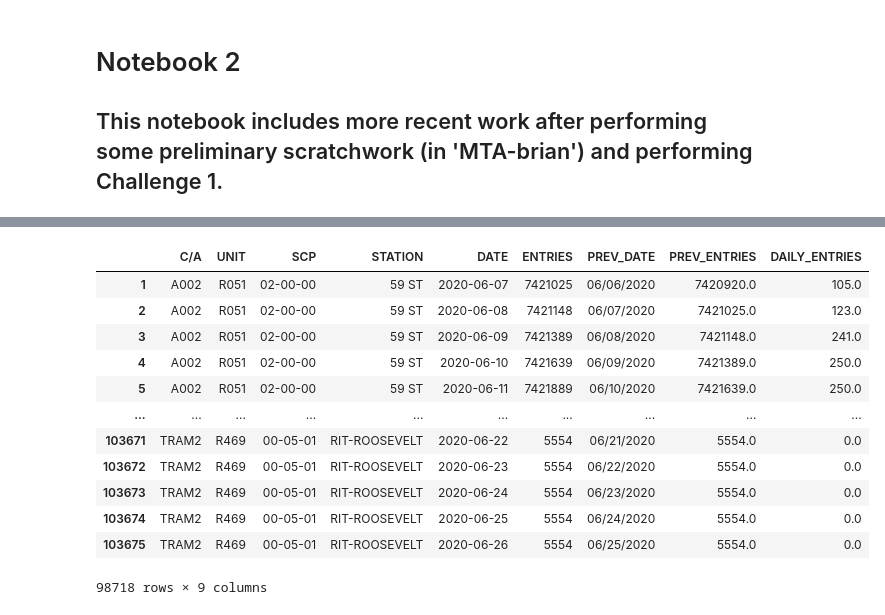
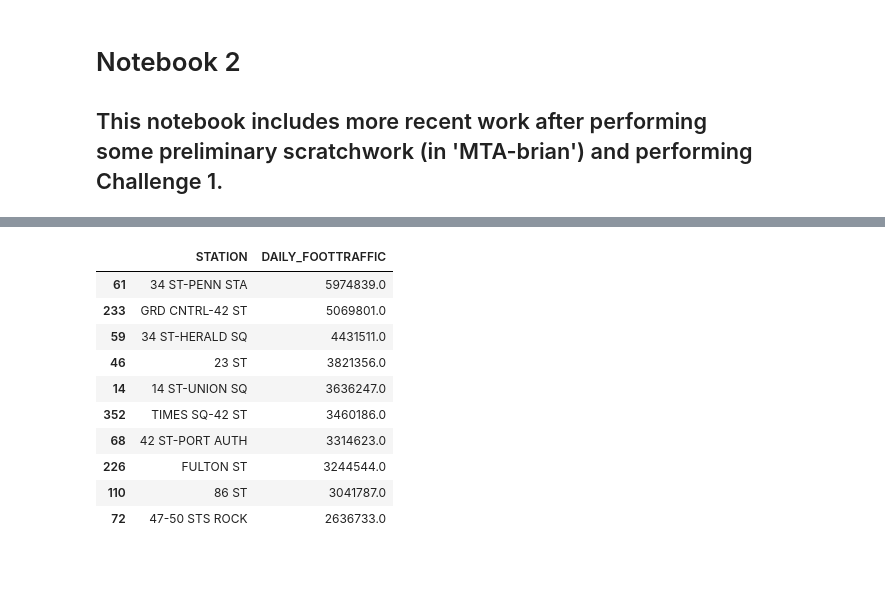
Before and after one commit to manyshapes/MTA-Ridership-Time-Analysis, a Jupyter notebook: MTA-brian-200703.ipynb, the cells around one changed output, grey strips where cells are left out. Drawn from its saved outputs; the diff is of its cells as text; code cells hidden in the pictures; blank space fills up the shorter version.

```diff
--- a/MTA-brian-200703.ipynb
+++ b/MTA-brian-200703.ipynb
@@ -24 +11,10 @@ week_nums = [200627, 200620, 200613]
+# %%
+# Import local CSV files and change name of EXITS column
+
+df_dec19 = pd.read_csv('december_turnstiles.csv')
+df_dec19 = df_dec19.rename(columns={'EXITS                                                               ':'EXITS'})
+df_mar20 = pd.read_csv('march_turnstiles.csv')
+df_mar20 = df_mar20.rename(columns={'EXITS                                                               ':'EXITS'})
+df_june20 = pd.read_csv('june_turnstiles.csv')
+df_june20 = df_june20.rename(columns={'EXITS                                                               ':'EXITS'})
 # %%
@@ -68,9 +73,0 @@ df.head(5)
-# %%
-# Group data by daily counts according to parameters listed
-
-daily_counts_df = df.groupby(["C/A","UNIT","SCP","STATION","DATE"], as_index=False)["ENTRIES"].first()
-
-daily_counts_df[["PREV_DATE", "PREV_ENTRIES"]] = (daily_counts_df
-                                                       .groupby(["C/A", "UNIT", "SCP", "STATION"])["DATE", "ENTRIES"]
-                                                       .apply(lambda grp: grp.shift(1)))
-daily_counts_df.dropna(subset=["PREV_DATE"], inplace=True)
@@ -77,37 +118,51 @@ daily_counts_df.dropna(subset=["PREV_DATE"], inplace=True)
 # %%
-# This is a function that will calculated daily entries and remove outliers that are >100,000
-
 def get_daily_counts(row, max_counter):
-    counter = row["ENTRIES"] - row["PREV_ENTRIES"]
+    """
+    This function is used for maxFoottraffic.
+    """
+    counter = row["FOOTTRAFFIC"] - row["PREV_FOOTTRAFFIC"]
     if counter < 0:
         # Maybe counter is reversed?
         counter = -counter
     if counter > max_counter:
         # Maybe counter was reset to 0?
-        counter = min(row["ENTRIES"], row["PREV_ENTRIES"])
+        counter = min(row["FOOTTRAFFIC"], row["PREV_FOOTTRAFFIC"])
     if counter > max_counter:
         # Check it again to make sure we're not still giving a counter that's too big
         return 0
     return counter
 
-daily_counts_df["DAILY_ENTRIES"] = daily_counts_df.apply(get_daily_counts, axis=1, max_counter=100000)
-daily_counts_df
+def maxFoottraffic(dataframe):
+    """
+    This function calls get_daily_counts so that function must be entered prior.
+    The purpose of this function is check the top 10 highly trafficked stations,
+    depending on what dataframe is entered (June, July, December, etc.)
+    """
+    daily_counts_df = dataframe.groupby(["C/A","UNIT","SCP","STATION","DATE"], as_index=False)["FOOTTRAFFIC"].first()
 
-# Convert DATE field to datetime to use in chart
-daily_counts_df["DATE"] = pd.to_datetime(daily_counts_df["DATE"])
+    daily_counts_df[["PREV_DATE", "PREV_FOOTTRAFFIC"]] = (daily_counts_df
+                                                       .groupby(["C/A", "UNIT", "SCP", "STATION"])["DATE", "FOOTTRAFFIC"]
+                                                       .apply(lambda grp: grp.shift(1)))
 
-daily_counts_df
+    daily_counts_df.dropna(subset=["PREV_DATE"], inplace=True)
+
+    daily_counts_df["DAILY_FOOTTRAFFIC"] = daily_counts_df.apply(get_daily_counts, axis=1, max_counter=100000)
+
+    station_counts_df = daily_counts_df.groupby(["STATION"], as_index=False)["DAILY_FOOTTRAFFIC"].sum()
+
+    return station_counts_df.sort_values('DAILY_FOOTTRAFFIC', ascending=False).head(10)
+
+
+maxFoottraffic(df_dec19)
 # %% [output]
-|  | C/A | UNIT | SCP | STATION | DATE | ENTRIES | PREV_DATE | PREV_ENTRIES | DAILY_ENTRIES |
-| 1 | A002 | R051 | 02-00-00 | 59 ST | 2020-06-07 | 7421025 | 06/06/2020 | 7420920.0 | 105.0 |
-| 2 | A002 | R051 | 02-00-00 | 59 ST | 2020-06-08 | 7421148 | 06/07/2020 | 7421025.0 | 123.0 |
-| 3 | A002 | R051 | 02-00-00 | 59 ST | 2020-06-09 | 7421389 | 06/08/2020 | 7421148.0 | 241.0 |
-| 4 | A002 | R051 | 02-00-00 | 59 ST | 2020-06-10 | 7421639 | 06/09/2020 | 7421389.0 | 250.0 |
-| 5 | A002 | R051 | 02-00-00 | 59 ST | 2020-06-11 | 7421889 | 06/10/2020 | 7421639.0 | 250.0 |
-| ... | ... | ... | ... | ... | ... | ... | ... | ... | ... |
-| 103671 | TRAM2 | R469 | 00-05-01 | RIT-ROOSEVELT | 2020-06-22 | 5554 | 06/21/2020 | 5554.0 | 0.0 |
-| 103672 | TRAM2 | R469 | 00-05-01 | RIT-ROOSEVELT | 2020-06-23 | 5554 | 06/22/2020 | 5554.0 | 0.0 |
-| 103673 | TRAM2 | R469 | 00-05-01 | RIT-ROOSEVELT | 2020-06-24 | 5554 | 06/23/2020 | 5554.0 | 0.0 |
-| 103674 | TRAM2 | R469 | 00-05-01 | RIT-ROOSEVELT | 2020-06-25 | 5554 | 06/24/2020 | 5554.0 | 0.0 |
-| 103675 | TRAM2 | R469 | 00-05-01 | RIT-ROOSEVELT | 2020-06-26 | 5554 | 06/25/2020 | 5554.0 | 0.0 |
+|  | STATION | DAILY_FOOTTRAFFIC |
+| 61 | 34 ST-PENN STA | 5974839.0 |
+| 233 | GRD CNTRL-42 ST | 5069801.0 |
+| 59 | 34 ST-HERALD SQ | 4431511.0 |
+| 46 | 23 ST | 3821356.0 |
+| 14 | 14 ST-UNION SQ | 3636247.0 |
+| 352 | TIMES SQ-42 ST | 3460186.0 |
+| 68 | 42 ST-PORT AUTH | 3314623.0 |
+| 226 | FULTON ST | 3244544.0 |
+| 110 | 86 ST | 3041787.0 |
+| 72 | 47-50 STS ROCK | 2636733.0 |
-98718 rows × 9 columns
```
Also changed, not shown: parts of 11 cells of this notebook.
